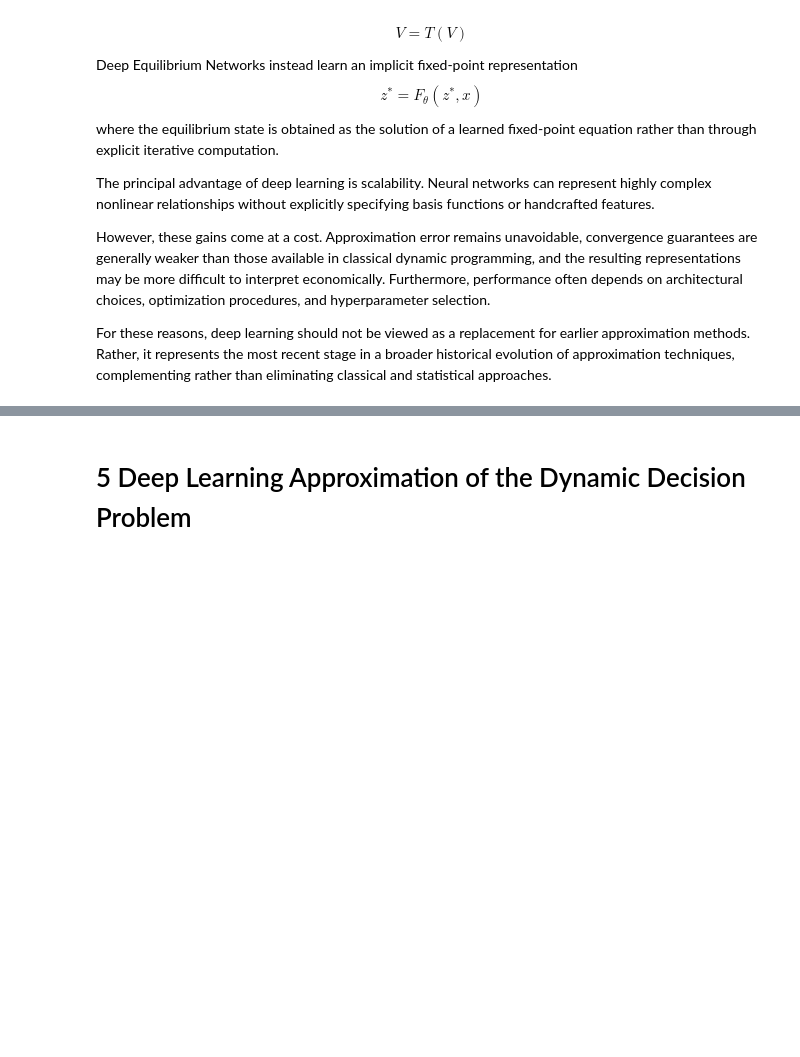
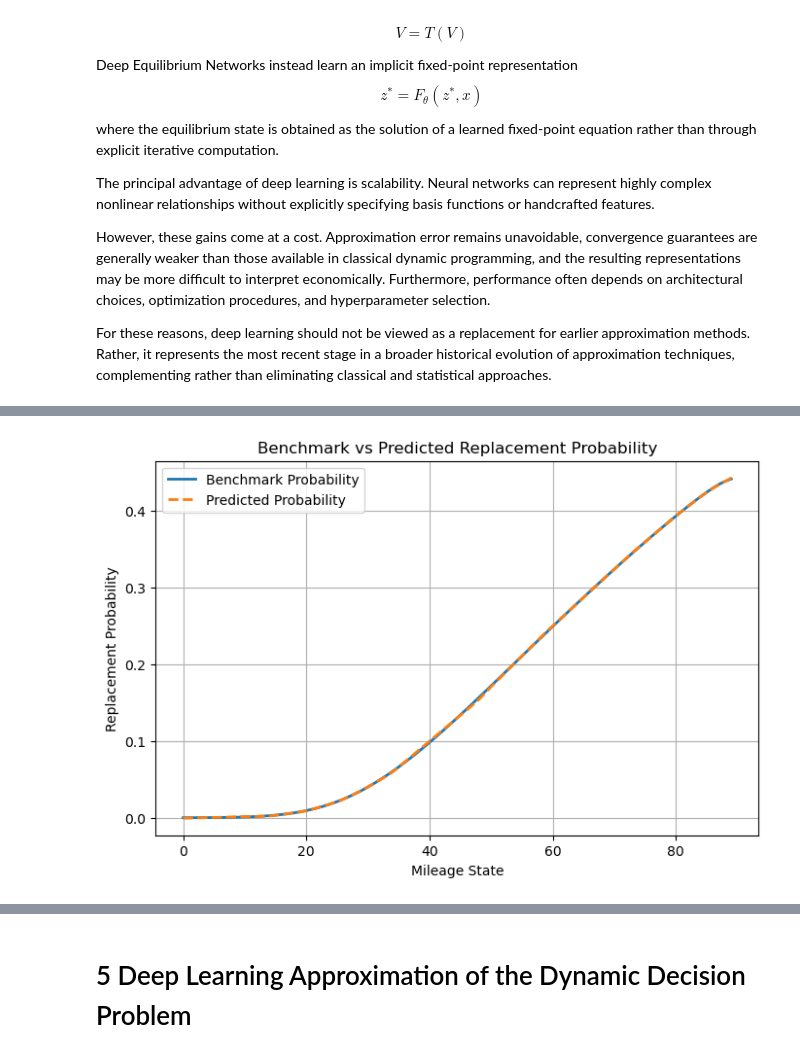
Before and after one commit to Wenxin-Lyu/Neural_Approximation_Rust_Benchmark, a Jupyter notebook: notebooks/main.ipynb, the cells around one changed output, grey strips where cells are left out. Drawn from its saved outputs; the diff is of its cells as text; code cells hidden in the pictures; blank space fills up the shorter version.

Commit message:
Complete Chapter 4 screening experiment

```diff
--- a/notebooks/main.ipynb
+++ b/notebooks/main.ipynb
@@ -1138,0 +1571,95 @@ For these reasons, deep learning should not be viewed as a replacement for earli
+# %%
+# Neural Approximation: Mileage State -> Probability Network -> Predicted Probability
+
+# 1. Prepare Training Data
+
+# Input: mileage state
+x_p = np.asarray(states, dtype=np.float32).reshape(-1, 1)
+
+# Target: benchmark replacement probability
+y_p = np.asarray(prob_replace, dtype=np.float32).reshape(-1, 1)
+
+# Normalize input
+x_p_min = x_p.min()
+x_p_max = x_p.max()
+x_p_norm = (x_p - x_p_min) / (x_p_max - x_p_min)
+
+# Normalize target
+y_p_mean = y_p.mean()
+y_p_std = y_p.std()
+y_p_norm = (y_p - y_p_mean) / y_p_std
+
+X_p = torch.tensor(x_p_norm, dtype=torch.float32)
+Y_p = torch.tensor(y_p_norm, dtype=torch.float32)
+
+# 2. Probability Network
+
+torch.manual_seed(123)
+np.random.seed(123)
+
+p_model = ScreeningNetwork(output_dim=1)
+
+# Neural network architecture defined in the expected value function experiment.
+# 3. Training Setup
+
+criterion = nn.MSELoss()
+optimizer = optim.Adam(p_model.parameters(), lr=0.001)
+epochs = 1000
+p_loss_history = []
+
+# 4. Train Probability Network
+
+for epoch in range(epochs):
+    p_model.train()
+    optimizer.zero_grad()
+    y_pred = p_model(X_p)
+    loss = criterion(y_pred, Y_p)
+    loss.backward()
+    optimizer.step()
+    p_loss_history.append(loss.item())
+
+# 5. Generate Predicted Probability
+
+p_model.eval()
+with torch.no_grad():
+    P_pred_norm = p_model(X_p).numpy()
+
+# Convert back to original probability scale
+P_predicted = (P_pred_norm * y_p_std + y_p_mean)
+P_predicted = P_predicted.reshape(-1)
+
+# Benchmark values
+P_benchmark = y_p.reshape(-1)
+
+# 6. Approximation Accuracy
+
+MSE_P = np.mean((P_benchmark - P_predicted) ** 2)
+NRMSE_P = (np.sqrt(MSE_P) / (np.max(P_benchmark) - np.min(P_benchmark)))
+
+print("Target: Replacement Probability Function")
+print("MSE_P =", MSE_P)
+print("NRMSE_P =", NRMSE_P)
+
+# 7. Learning Behavior Assessment
+
+plt.figure(figsize=(8,5))
+plt.plot(
+    states,
+    P_benchmark,
+    linewidth=2,
+    label="Benchmark Probability"
+)
+plt.plot(
+    states,
+    P_predicted,
+    "--",
+    linewidth=2,
+    label="Predicted Probability"
+)
+plt.xlabel("Mileage State")
+plt.ylabel("Replacement Probability")
+plt.title("Benchmark vs Predicted Replacement Probability")
+plt.legend()
+plt.grid(True)
+plt.show()
+# %% [output]
@@ -1138,0 +1669 @@ For these reasons, deep learning should not be viewed as a replacement for earli
+[figure, added]
```
Also changed, not shown: parts of 23 cells of this notebook.
